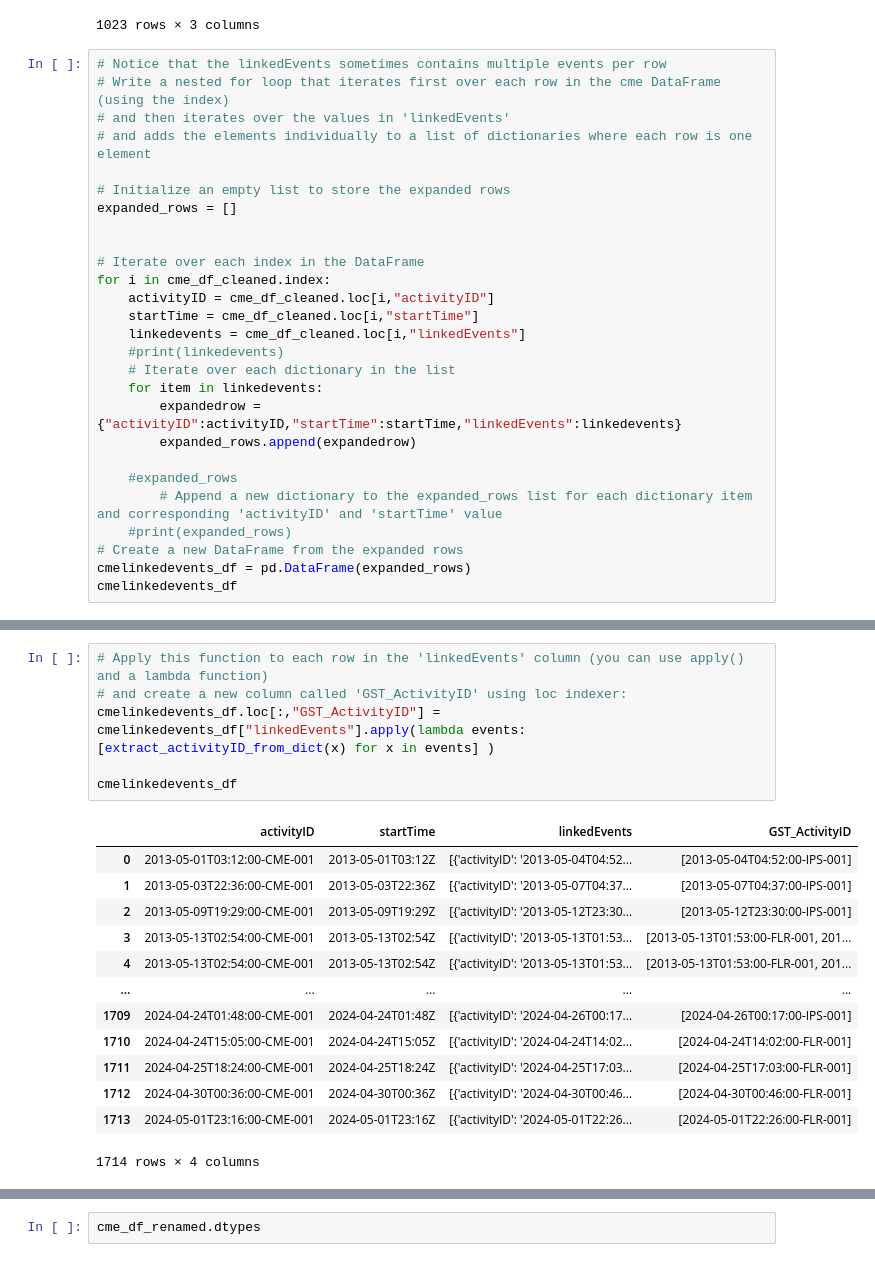
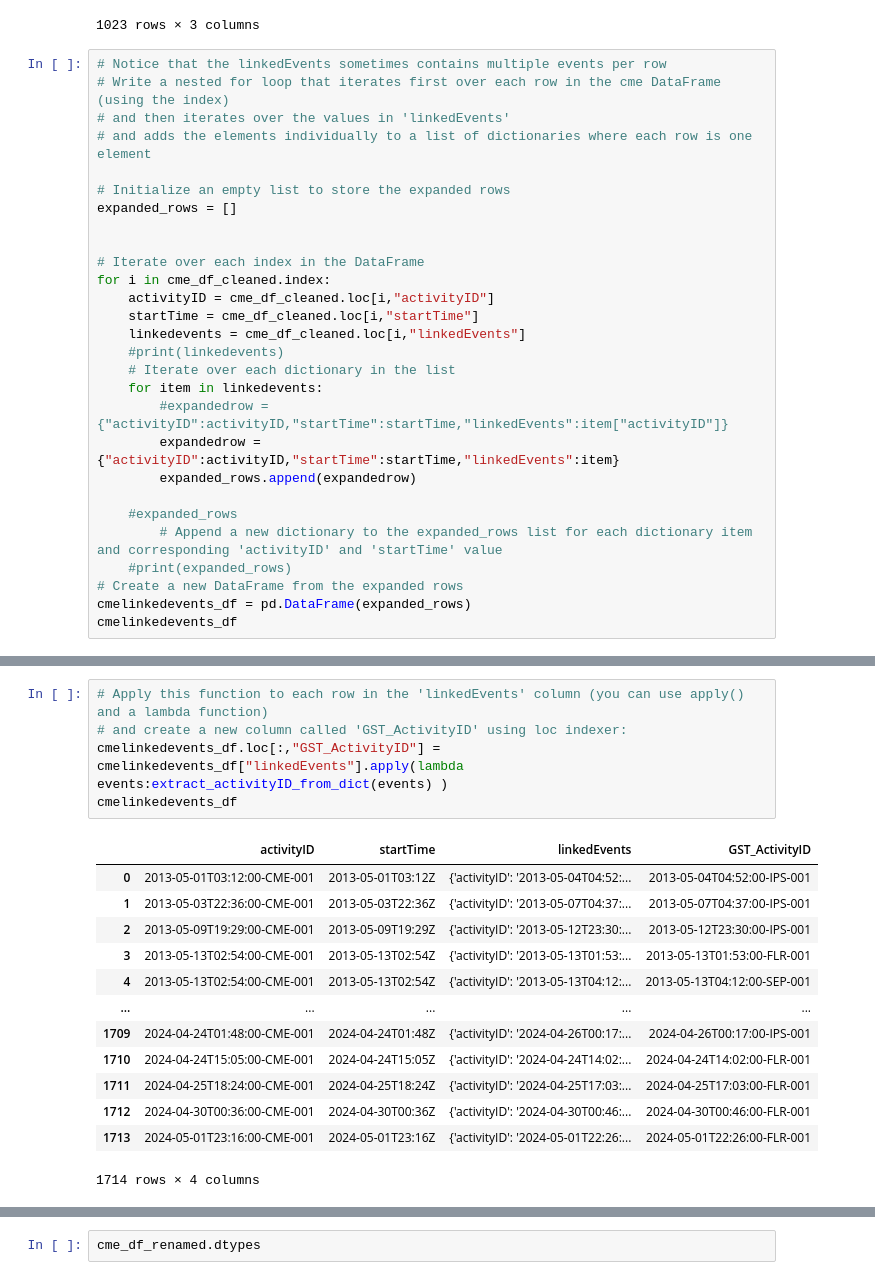
Before and after one commit to sowmyarshetty/data-sourcing-challenge, a Jupyter notebook: retrieve_data.ipynb, the cells around one changed output, grey strips where cells are left out. Drawn from its saved outputs; the diff is of its cells as text.

```diff
--- a/retrieve_data.ipynb
+++ b/retrieve_data.ipynb
@@ -142,7 +142,8 @@ for i in cme_df_cleaned.index:
     #print(linkedevents)
     # Iterate over each dictionary in the list
     for item in linkedevents:
-        expandedrow = {"activityID":activityID,"startTime":startTime,"linkedEvents":linkedevents}
+        #expandedrow = {"activityID":activityID,"startTime":startTime,"linkedEvents":item["activityID"]}
+        expandedrow = {"activityID":activityID,"startTime":startTime,"linkedEvents":item}
         expanded_rows.append(expandedrow)
 
     #expanded_rows
@@ -186,22 +187,21 @@ print(actid)
 # %%
 # Apply this function to each row in the 'linkedEvents' column (you can use apply() and a lambda function)
 # and create a new column called 'GST_ActivityID' using loc indexer:
-cmelinkedevents_df.loc[:,"GST_ActivityID"] = cmelinkedevents_df["linkedEvents"].apply(lambda events:[extract_activityID_from_dict(x) for x in events] )
-
+cmelinkedevents_df.loc[:,"GST_ActivityID"] = cmelinkedevents_df["linkedEvents"].apply(lambda events:extract_activityID_from_dict(events) )
 cmelinkedevents_df
 # %% [output]
 |  | activityID | startTime | linkedEvents | GST_ActivityID |
-| 0 | 2013-05-01T03:12:00-CME-001 | 2013-05-01T03:12Z | [{'activityID': '2013-05-04T04:52... | [2013-05-04T04:52:00-IPS-001] |
-| 1 | 2013-05-03T22:36:00-CME-001 | 2013-05-03T22:36Z | [{'activityID': '2013-05-07T04:37... | [2013-05-07T04:37:00-IPS-001] |
-| 2 | 2013-05-09T19:29:00-CME-001 | 2013-05-09T19:29Z | [{'activityID': '2013-05-12T23:30... | [2013-05-12T23:30:00-IPS-001] |
-| 3 | 2013-05-13T02:54:00-CME-001 | 2013-05-13T02:54Z | [{'activityID': '2013-05-13T01:53... | [2013-05-13T01:53:00-FLR-001, 201... |
-| 4 | 2013-05-13T02:54:00-CME-001 | 2013-05-13T02:54Z | [{'activityID': '2013-05-13T01:53... | [2013-05-13T01:53:00-FLR-001, 201... |
+| 0 | 2013-05-01T03:12:00-CME-001 | 2013-05-01T03:12Z | {'activityID': '2013-05-04T04:52:... | 2013-05-04T04:52:00-IPS-001 |
+| 1 | 2013-05-03T22:36:00-CME-001 | 2013-05-03T22:36Z | {'activityID': '2013-05-07T04:37:... | 2013-05-07T04:37:00-IPS-001 |
+| 2 | 2013-05-09T19:29:00-CME-001 | 2013-05-09T19:29Z | {'activityID': '2013-05-12T23:30:... | 2013-05-12T23:30:00-IPS-001 |
+| 3 | 2013-05-13T02:54:00-CME-001 | 2013-05-13T02:54Z | {'activityID': '2013-05-13T01:53:... | 2013-05-13T01:53:00-FLR-001 |
+| 4 | 2013-05-13T02:54:00-CME-001 | 2013-05-13T02:54Z | {'activityID': '2013-05-13T04:12:... | 2013-05-13T04:12:00-SEP-001 |
 | ... | ... | ... | ... | ... |
-| 1709 | 2024-04-24T01:48:00-CME-001 | 2024-04-24T01:48Z | [{'activityID': '2024-04-26T00:17... | [2024-04-26T00:17:00-IPS-001] |
-| 1710 | 2024-04-24T15:05:00-CME-001 | 2024-04-24T15:05Z | [{'activityID': '2024-04-24T14:02... | [2024-04-24T14:02:00-FLR-001] |
-| 1711 | 2024-04-25T18:24:00-CME-001 | 2024-04-25T18:24Z | [{'activityID': '2024-04-25T17:03... | [2024-04-25T17:03:00-FLR-001] |
-| 1712 | 2024-04-30T00:36:00-CME-001 | 2024-04-30T00:36Z | [{'activityID': '2024-04-30T00:46... | [2024-04-30T00:46:00-FLR-001] |
-| 1713 | 2024-05-01T23:16:00-CME-001 | 2024-05-01T23:16Z | [{'activityID': '2024-05-01T22:26... | [2024-05-01T22:26:00-FLR-001] |
+| 1709 | 2024-04-24T01:48:00-CME-001 | 2024-04-24T01:48Z | {'activityID': '2024-04-26T00:17:... | 2024-04-26T00:17:00-IPS-001 |
+| 1710 | 2024-04-24T15:05:00-CME-001 | 2024-04-24T15:05Z | {'activityID': '2024-04-24T14:02:... | 2024-04-24T14:02:00-FLR-001 |
+| 1711 | 2024-04-25T18:24:00-CME-001 | 2024-04-25T18:24Z | {'activityID': '2024-04-25T17:03:... | 2024-04-25T17:03:00-FLR-001 |
+| 1712 | 2024-04-30T00:36:00-CME-001 | 2024-04-30T00:36Z | {'activityID': '2024-04-30T00:46:... | 2024-04-30T00:46:00-FLR-001 |
+| 1713 | 2024-05-01T23:16:00-CME-001 | 2024-05-01T23:16Z | {'activityID': '2024-05-01T22:26:... | 2024-05-01T22:26:00-FLR-001 |
 1714 rows × 4 columns
 # %%
 # Remove rows with missing GST_ActivityID, since we can't assign them to GSTs:
```
Also changed, not shown: parts of 17 cells of this notebook.
